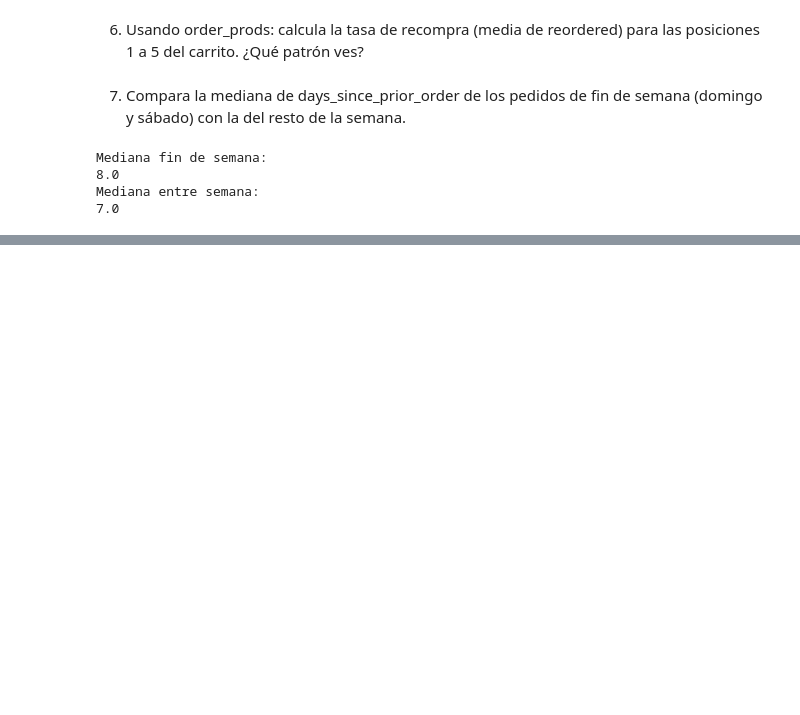
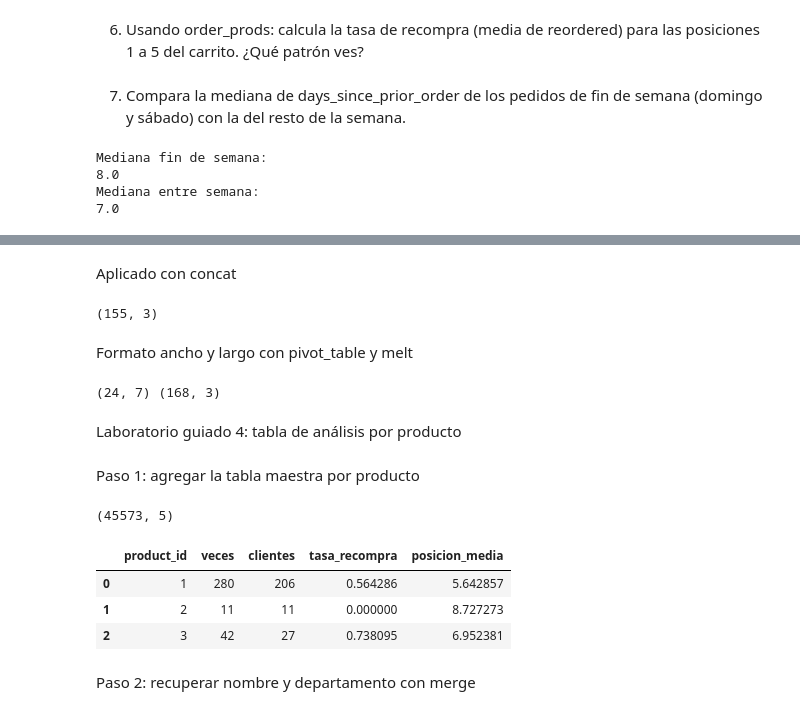
Before and after one commit to sjuandasat05-sudo/instacart-analisis, a Jupyter notebook: notebooks/pandas_labs.ipynb, the cells around one changed output, grey strips where cells are left out. Saved outputs shown, nothing was run; the diff lists cells and outputs as text; code cells hidden in the pictures; blank space fills up the shorter version.

```diff
--- a/notebooks/pandas_labs.ipynb
+++ b/notebooks/pandas_labs.ipynb
@@ -749,0 +843,42 @@ Mediana entre semana:
+# %% [markdown]
+Aplicado con concat
+# %%
+categorias = pd.concat([
+    aisles.rename(columns={'aisle_id': 'id', 'aisle': 'nombre'}).assign(tipo='pasillo'),
+    departments.rename(columns={'department_id': 'id', 'department': 'nombre'}).assign(tipo='departamento'),
+], ignore_index=True)
+print(categorias.shape)
+# %% [output]
+(155, 3)
+# %% [markdown]
+Formato ancho y largo con pivot_table y melt
+# %%
+ancho = orders.pivot_table(index='order_hour_of_day', columns='order_dow',
+                           values='order_id', aggfunc='count')
+largo = (ancho.reset_index()
+              .melt(id_vars='order_hour_of_day', var_name='order_dow', value_name='pedidos'))
+print(ancho.shape, largo.shape)
+# %% [output]
+(24, 7) (168, 3)
+# %% [markdown]
+Laboratorio guiado 4: tabla de análisis por producto
+# %% [markdown]
+Paso 1: agregar la tabla maestra por producto
+# %%
+por_producto = (maestra
+    .groupby('product_id')
+    .agg(veces=('order_id', 'size'),
+         clientes=('user_id', 'nunique'),
+         tasa_recompra=('reordered', 'mean'),
+         posicion_media=('add_to_cart_order', 'mean'))
+    .reset_index())
+print(por_producto.shape)
+por_producto.head(3)
+# %% [output]
+(45573, 5)
+|  | product_id | veces | clientes | tasa_recompra | posicion_media |
+| 0 | 1 | 280 | 206 | 0.564286 | 5.642857 |
+| 1 | 2 | 11 | 11 | 0.000000 | 8.727273 |
+| 2 | 3 | 42 | 27 | 0.738095 | 6.952381 |
+# %% [markdown]
+Paso 2: recuperar nombre y departamento con merge
```
Also changed, not shown: parts of 35 cells of this notebook, 4 other files.
